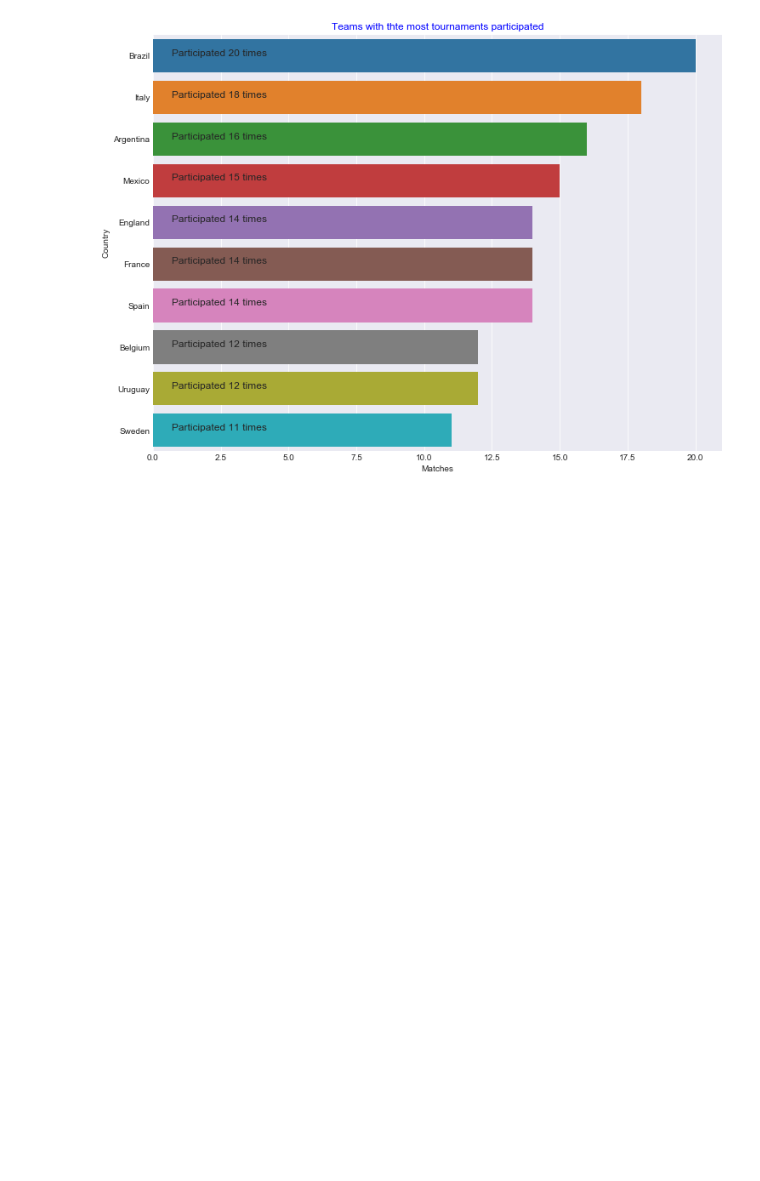
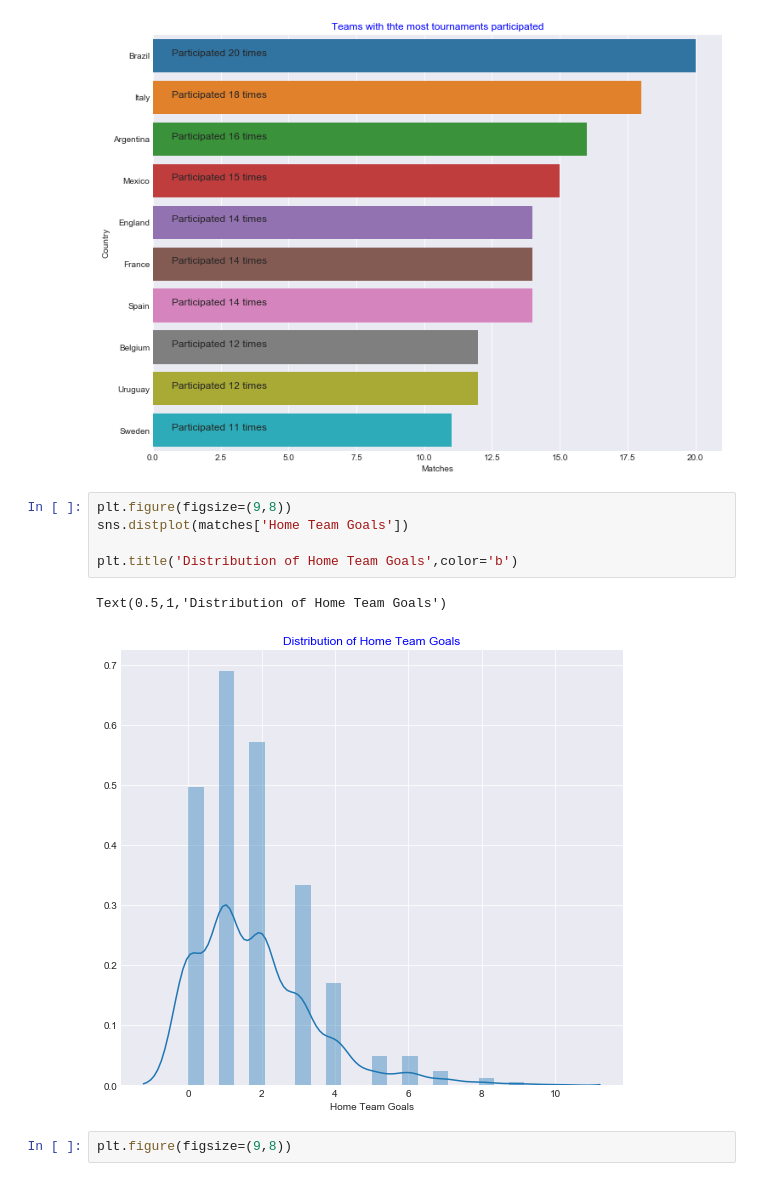
Before and after one commit to innovator-arjun/FIFA-World-Cup-Prediction, a Jupyter notebook: FIFA World Cup Predicition.ipynb, the cells around one changed output. Drawn from its saved outputs; the diff is of its cells as text; blank space fills up the shorter version.

```diff
--- a/FIFA World Cup Predicition.ipynb
+++ b/FIFA World Cup Predicition.ipynb
@@ -221,3 +221,13 @@ for i,j in enumerate("Participated "+yt['team'][:10].astype(str)+" times"):
     ax.text(0.7,i,j,fontsize=12)
 # %% [output]
 [figure]
+# %%
+plt.figure(figsize=(9,8))
+sns.distplot(matches['Home Team Goals'])
+
+plt.title('Distribution of Home Team Goals',color='b')
+# %% [output]
+Text(0.5,1,'Distribution of Home Team Goals')
+[figure, added]
+# %%
+plt.figure(figsize=(9,8))
```
